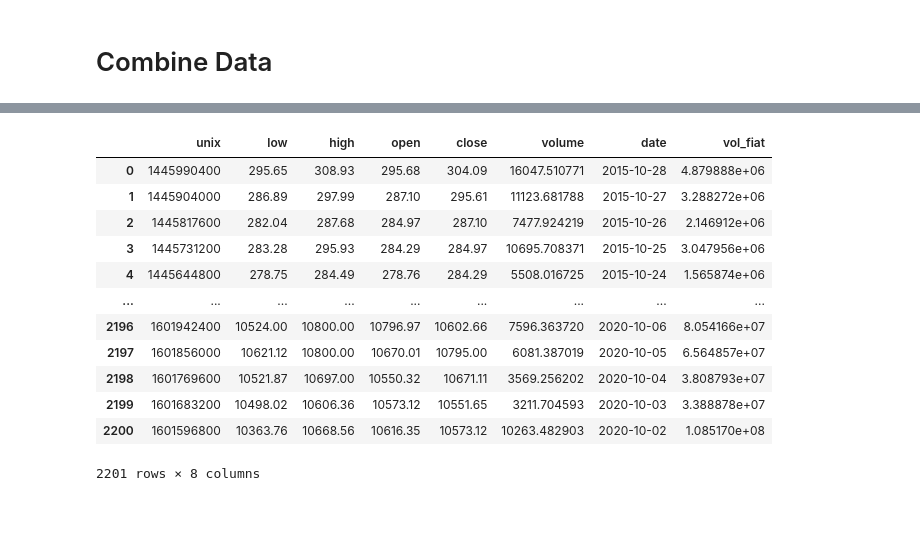
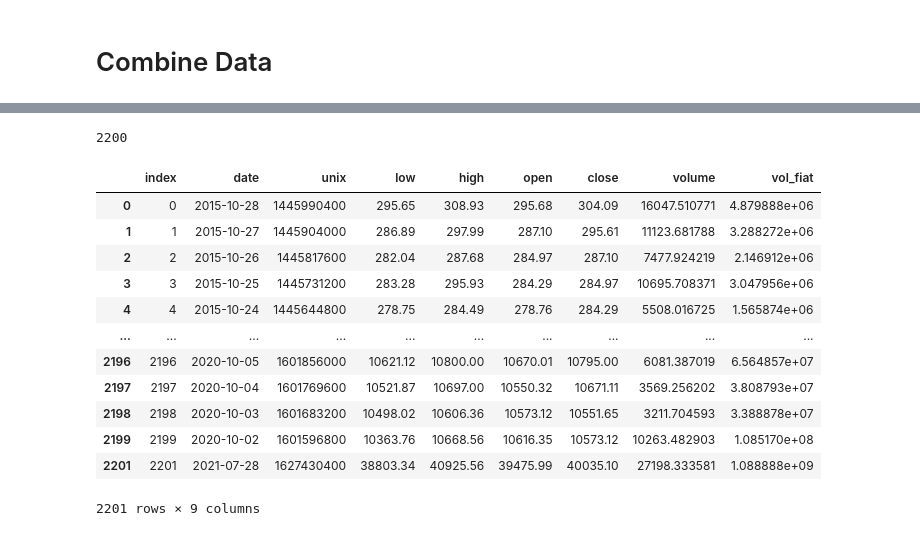
Before and after one commit to samjdedes/time_series_analysis, a Jupyter notebook: notebooks/get_data.ipynb, the cells around one changed output, grey strips where cells are left out. Cells and saved outputs as stored; diff of their text form; code cells hidden in the pictures.

```diff
--- a/notebooks/get_data.ipynb
+++ b/notebooks/get_data.ipynb
@@ -359,3 +342,8 @@ df
 # %%
+#combine all csv files into single data frame
+df = pd.DataFrame()
 for my_df in cb_list:
     df = df.append(pd.read_csv(my_df), ignore_index=True)
+
+df = df.append(pd.read_csv('../data/coinbase/Coinbase_BTCUSD_data.csv'), ignore_index=True)
+df
@@ -361,0 +373,2 @@ for my_df in cb_list:
+# %%
+df.drop(index=1901, inplace=True)
@@ -361,0 +390,3 @@ for my_df in cb_list:
+# %%
+df.drop_duplicates(inplace = True)
+df.date.value_counts()
@@ -361,0 +406,4 @@ for my_df in cb_list:
+# %%
+# change index to datetime objects for use in timeseries modeling
+df.set_index(pd.to_datetime(df['date']), drop=True, inplace=True)
+df.pop('date')
@@ -378,17 +441,26 @@ df
+# %%
+df.shape[0]-2
+# %% [output]
+2200
 # %%
 df.sort_values('date')
-df.reset_index(drop=True)
+df.reset_index(inplace=True)
+
+# drop incomplete date (tomorrow)
+drop = int(df.shape[0]-2)
+df.drop(index=drop, inplace=True)
+df
 # %% [output]
-|  | unix | low | high | open | close | volume | date | vol_fiat |
-| 0 | 1445990400 | 295.65 | 308.93 | 295.68 | 304.09 | 16047.510771 | 2015-10-28 | 4.879888e+06 |
-| 1 | 1445904000 | 286.89 | 297.99 | 287.10 | 295.61 | 11123.681788 | 2015-10-27 | 3.288272e+06 |
-| 2 | 1445817600 | 282.04 | 287.68 | 284.97 | 287.10 | 7477.924219 | 2015-10-26 | 2.146912e+06 |
-| 3 | 1445731200 | 283.28 | 295.93 | 284.29 | 284.97 | 10695.708371 | 2015-10-25 | 3.047956e+06 |
-| 4 | 1445644800 | 278.75 | 284.49 | 278.76 | 284.29 | 5508.016725 | 2015-10-24 | 1.565874e+06 |
-| ... | ... | ... | ... | ... | ... | ... | ... | ... |
-| 2196 | 1601942400 | 10524.00 | 10800.00 | 10796.97 | 10602.66 | 7596.363720 | 2020-10-06 | 8.054166e+07 |
-| 2197 | 1601856000 | 10621.12 | 10800.00 | 10670.01 | 10795.00 | 6081.387019 | 2020-10-05 | 6.564857e+07 |
-| 2198 | 1601769600 | 10521.87 | 10697.00 | 10550.32 | 10671.11 | 3569.256202 | 2020-10-04 | 3.808793e+07 |
-| 2199 | 1601683200 | 10498.02 | 10606.36 | 10573.12 | 10551.65 | 3211.704593 | 2020-10-03 | 3.388878e+07 |
-| 2200 | 1601596800 | 10363.76 | 10668.56 | 10616.35 | 10573.12 | 10263.482903 | 2020-10-02 | 1.085170e+08 |
+|  | index | date | unix | low | high | open | close | volume | vol_fiat |
+| 0 | 0 | 2015-10-28 | 1445990400 | 295.65 | 308.93 | 295.68 | 304.09 | 16047.510771 | 4.879888e+06 |
+| 1 | 1 | 2015-10-27 | 1445904000 | 286.89 | 297.99 | 287.10 | 295.61 | 11123.681788 | 3.288272e+06 |
+| 2 | 2 | 2015-10-26 | 1445817600 | 282.04 | 287.68 | 284.97 | 287.10 | 7477.924219 | 2.146912e+06 |
+| 3 | 3 | 2015-10-25 | 1445731200 | 283.28 | 295.93 | 284.29 | 284.97 | 10695.708371 | 3.047956e+06 |
+| 4 | 4 | 2015-10-24 | 1445644800 | 278.75 | 284.49 | 278.76 | 284.29 | 5508.016725 | 1.565874e+06 |
+| ... | ... | ... | ... | ... | ... | ... | ... | ... | ... |
+| 2196 | 2196 | 2020-10-05 | 1601856000 | 10621.12 | 10800.00 | 10670.01 | 10795.00 | 6081.387019 | 6.564857e+07 |
+| 2197 | 2197 | 2020-10-04 | 1601769600 | 10521.87 | 10697.00 | 10550.32 | 10671.11 | 3569.256202 | 3.808793e+07 |
+| 2198 | 2198 | 2020-10-03 | 1601683200 | 10498.02 | 10606.36 | 10573.12 | 10551.65 | 3211.704593 | 3.388878e+07 |
+| 2199 | 2199 | 2020-10-02 | 1601596800 | 10363.76 | 10668.56 | 10616.35 | 10573.12 | 10263.482903 | 1.085170e+08 |
+| 2201 | 2201 | 2021-07-28 | 1627430400 | 38803.34 | 40925.56 | 39475.99 | 40035.10 | 27198.333581 | 1.088888e+09 |
-2201 rows × 8 columns
+2201 rows × 9 columns
```
Also changed, not shown: parts of 14 cells of this notebook, 1 other file.
